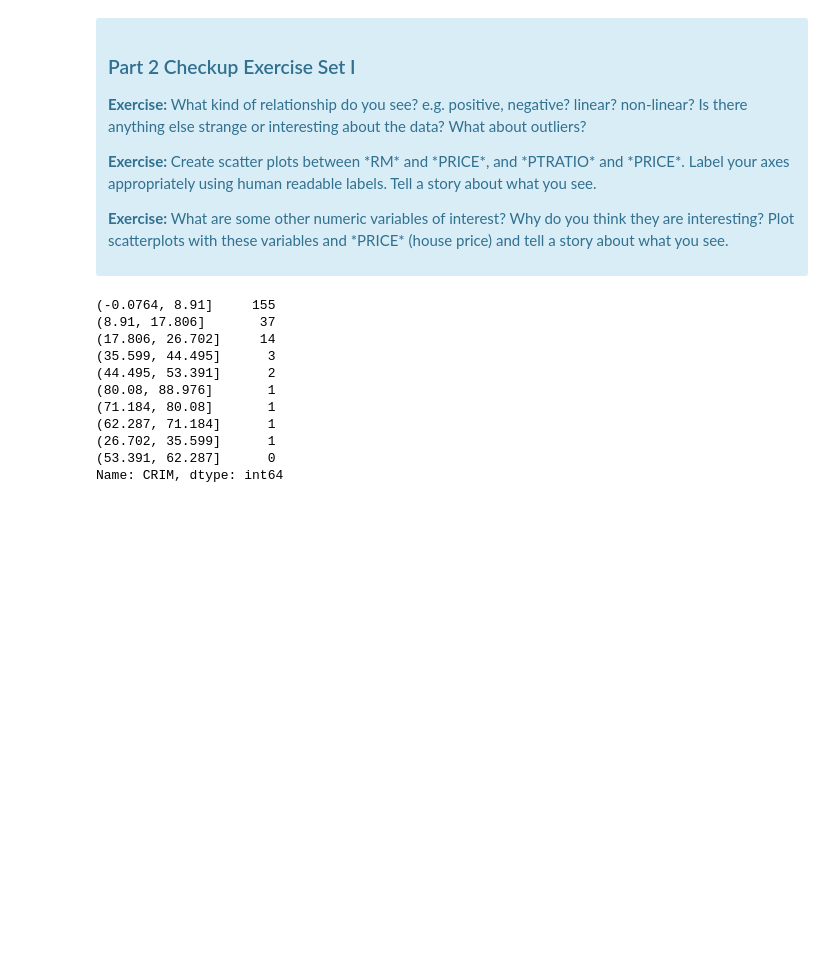
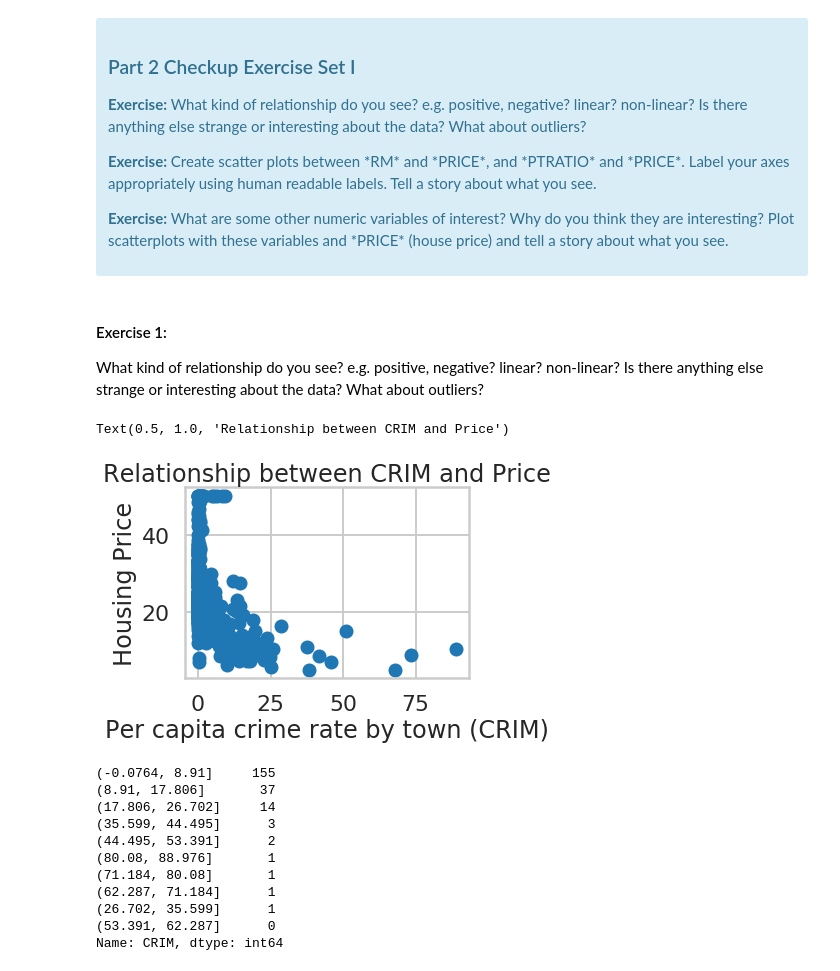
Before and after one commit to parijaparekh/Linear-Regression, a Jupyter notebook: Mini_Project_Linear_Regression.ipynb, the cells around one changed output. Saved outputs shown, nothing was run; the diff lists cells and outputs as text; code cells hidden in the pictures; blank space fills up the shorter version.

```diff
--- a/Mini_Project_Linear_Regression.ipynb
+++ b/Mini_Project_Linear_Regression.ipynb
@@ -277,6 +268,18 @@ Text(0.5, 1.0, 'Relationship between CRIM and Price')
 <p><b>Exercise:</b> What are some other numeric variables of interest? Why do you think they are interesting? Plot scatterplots with these variables and *PRICE* (house price) and tell a story about what you see.</p>
 
 </div>
+# %% [markdown]
+#### Exercise 1:
+What kind of relationship do you see? e.g. positive, negative? linear? non-linear? Is there anything else strange or interesting about the data? What about outliers?
+# %%
+plt.scatter(bos.CRIM, bos.PRICE)
+plt.xlabel("Per capita crime rate by town (CRIM)")
+plt.ylabel("Housing Price")
+plt.tight_layout()
+plt.title("Relationship between CRIM and Price")
+# %% [output]
+Text(0.5, 1.0, 'Relationship between CRIM and Price')
+[figure, added]
 # %%
 bos[bos['PRICE'] <= 20]['CRIM'].value_counts(bins=10)
 # %% [output]
```
Also changed, not shown: parts of 56 cells of this notebook.
